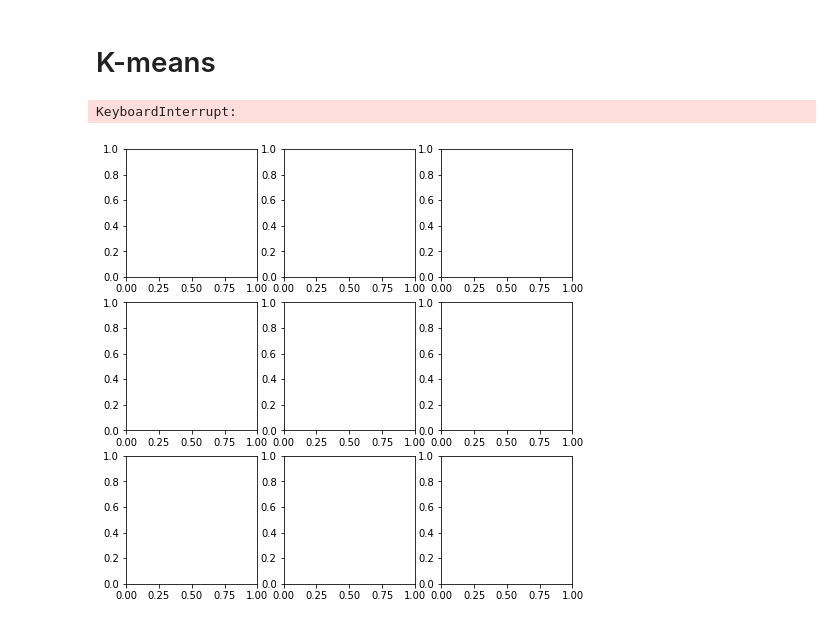
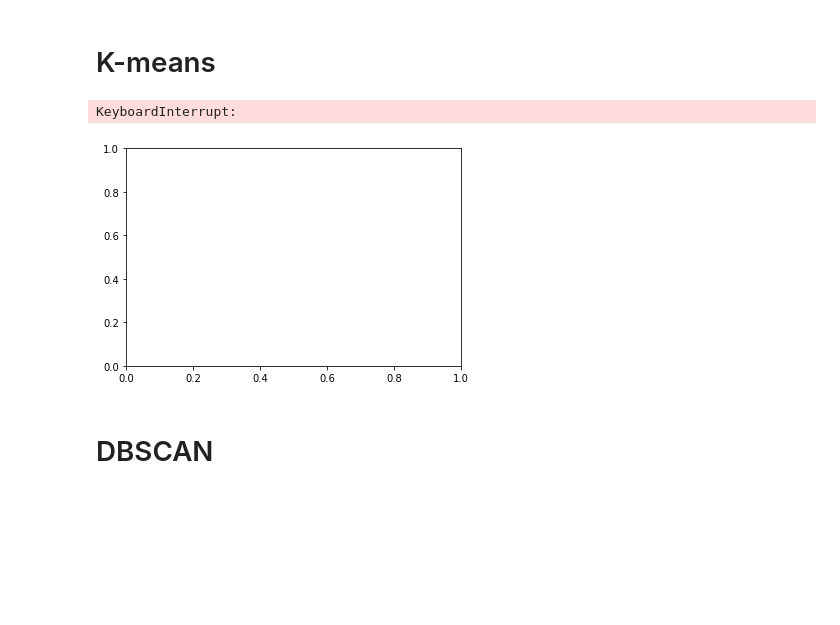
Before and after one commit to federovskys/Proyecto_Integrador_MachineLearning_MEData, a Jupyter notebook: subsidiado_2015.ipynb, the cells around one changed output. Cells and saved outputs as stored; diff of their text form; code cells hidden in the pictures; blank space fills up the shorter version.

Commit message:
DBSCAN en defunciones y subsidiado (falló)

```diff
--- a/subsidiado_2015.ipynb
+++ b/subsidiado_2015.ipynb
@@ -341,8 +341,8 @@ from sklearn.utils import check_random_state # Es una librería para definir un
                                              # de la librería numpy
 
 mantener_valor_aleatorio = check_random_state(1000)
-xpts =  Nuevos_Datos[:,0]
-ypts =  Nuevos_Datos[:,1]
+xpts =  Nuevos_Datos_Sparse[:,0]
+ypts =  Nuevos_Datos_Sparse[:,1]
 
 inercia = []
 silhouette_valores = []
@@ -350,63 +350,67 @@ ch_valores = []
 
 colors = ['b', 'orange', 'g', 'indigo', 'c', 'm', 'y', 'k', 'Brown', 'ForestGreen']
 
-fig1, axes1 = pyplot.subplots(3, 3, figsize=(8, 8))
+fig1, ax = pyplot.subplots()
 
-for ncenters, ax in enumerate(axes1.reshape(-1), 2):
-    # Se construye el modelo Kmeans
-    # n_clusters es el número de clusters
-    # init es la condición inicial de los centros. 'random' signfica que se genera aleatoriamente los centros.
-    # Se puede usar en int la opción ‘k-means++’, el cual selecciona los centros iniciales del cluster para
-    # que el algoritmo de una manera inteligente converga rápidamente. Se aconseja usar esta opción para datos de alta
-    # dimensionalidad.
-    # n_init es el número de veces que el algoritmo actualiza los centros. Por defecto es 10 pero puedes cambiar el valor.
-    # tol es el error que se desea superar.
-    # max_iter es el número de iteraciones.
-    # precompute_distances es una opción para pre-calcular las distancias. Si seleccionas 'True', entonces siempre se pre-calcula
-    # las distancias. Si es 'False', entonces nunca se pre-calcula las distancias. Si es 'auto', entonces se selecciona
-    # 'True' o 'False' de acuerdo al número de muestras y el número de clases. Se recomienda esta última opción.
-    # algorithm es el algoritmo K-means a utilizar. Si es "full", se aplica el estilo clásico del algoritmo. Si es "elkan",
-    # se aplica una variación del algoritmo k-means para mayor eficiencia pero se recomienda para datos que no esten tan
-    # esparcidos. Si es "auto", entonces selecciona "elkan" si los datos son densos o "full" si los datos son esparcidos.
-    Modelo_Kmeans = KMeans(n_clusters = ncenters, init = 'random', n_init = 20, max_iter = 1000, tol = 1e-4,
-                      precompute_distances = 'auto', random_state = mantener_valor_aleatorio, algorithm = 'auto')
-    Modelo_Kmeans.fit_predict(Nuevos_Datos) # se predice las etiquetas que se asocian a los datos
-    Etiquetas = Modelo_Kmeans.labels_ # Calcula las clases o etiquetas
-    centros = Modelo_Kmeans.cluster_centers_ # Calcula la matriz de centros
-    inercia.append(Modelo_Kmeans.inertia_) # optimiza el punto de inercia de acuerdo al número de clusters
-    silhouette_valores.append(silhouette_score(Nuevos_Datos, Etiquetas)) # Se aplica la métrica Silhouette
-    ch_valores.append(calinski_harabasz_score(Nuevos_Datos, Etiquetas)) # Se aplica la métrica Calinski-Harabasz
+nClusters = 2
 
-    for j in range(ncenters):
-        ax.plot(xpts[Etiquetas == j],
-                ypts[Etiquetas == j], '.', color=colors[j])
 
-    for pt in centros:
-        ax.plot(pt[0], pt[1], 'rs')
+# Se construye el modelo Kmeans
+# n_clusters es el número de clusters
+# init es la condición inicial de los centros. 'random' signfica que se genera aleatoriamente los centros.
+# Se puede usar en int la opción ‘k-means++’, el cual selecciona los centros iniciales del cluster para
+# que el algoritmo de una manera inteligente converga rápidamente. Se aconseja usar esta opción para datos de alta
+# dimensionalidad.
+# n_init es el número de veces que el algoritmo actualiza los centros. Por defecto es 10 pero puedes cambiar el valor.
+# tol es el error que se desea superar.
+# max_iter es el número de iteraciones.
+# precompute_distances es una opción para pre-calcular las distancias. Si seleccionas 'True', entonces siempre se pre-calcula
+# las distancias. Si es 'False', entonces nunca se pre-calcula las distancias. Si es 'auto', entonces se selecciona
+# 'True' o 'False' de acuerdo al número de muestras y el número de clases. Se recomienda esta última opción.
+# algorithm es el algoritmo K-means a utilizar. Si es "full", se aplica el estilo clásico del algoritmo. Si es "elkan",
+# se aplica una variación del algoritmo k-means para mayor eficiencia pero se recomienda para datos que no esten tan
+# esparcidos. Si es "auto", entonces selecciona "elkan" si los datos son densos o "full" si los datos son esparcidos.
+Modelo_Kmeans = KMeans(n_clusters = nClusters, init = 'random', n_init = 20, max_iter = 1000, tol = 1e-4,
+                  precompute_distances = 'auto', random_state = mantener_valor_aleatorio, algorithm = 'auto')
+Modelo_Kmeans.fit_predict(Nuevos_Datos_Sparse) # se predice las etiquetas que se asocian a los datos
+Etiquetas = Modelo_Kmeans.labels_ # Calcula las clases o etiquetas
+centros = Modelo_Kmeans.cluster_centers_ # Calcula la matriz de centros
+inercia.append(Modelo_Kmeans.inertia_) # optimiza el punto de inercia de acuerdo al número de clusters
+silhouette_valores.append(silhouette_score(Nuevos_Datos_Sparse, Etiquetas)) # Se aplica la métrica Silhouette
+ch_valores.append(calinski_harabasz_score(Nuevos_Datos_Sparse, Etiquetas)) # Se aplica la métrica Calinski-Harabasz
 
-    ax.set_title('clusters = {0}'.format(ncenters))
-    ax.axis('off')
+for j in range(nClusters):
+    ax.plot(xpts[Etiquetas == j],
+            ypts[Etiquetas == j], '.', color=colors[j])
+
+for pt in centros:
+    ax.plot(pt[0], pt[1], 'rs')
+
+ax.set_title('clusters = {0}'.format(nClusters))
+ax.axis('off')
 
 fig1.tight_layout()
 pyplot.show()
 
 fig2, ax2 = pyplot.subplots()
 ax2.plot(np.r_[2:11], inercia, marker = 'o')
 ax2.set_xlabel("Número de Clusters")
 ax2.set_ylabel("Inercia")
 pyplot.show()
 
 fig3, ax3 = pyplot.subplots()
 ax3.plot(np.r_[2:11], silhouette_valores, marker = 'o')
 ax3.set_xlabel("Número de Clusters")
 ax3.set_ylabel("Valor de silhouette")
 pyplot.show()
 
 fig3, ax3 = pyplot.subplots()
 ax3.plot(np.r_[2:11], ch_valores, marker = 'o')
 ax3.set_xlabel("Número de Clusters")
 ax3.set_ylabel("Valor de índice Calinski-Harabasz")
 pyplot.show()
 # %% [output]
 KeyboardInterrupt:
-[figure, old version]
+[figure, new version]
+# %% [markdown]
+# DBSCAN
```
Also changed, not shown: parts of 1 cell of this notebook, 1 other file.
